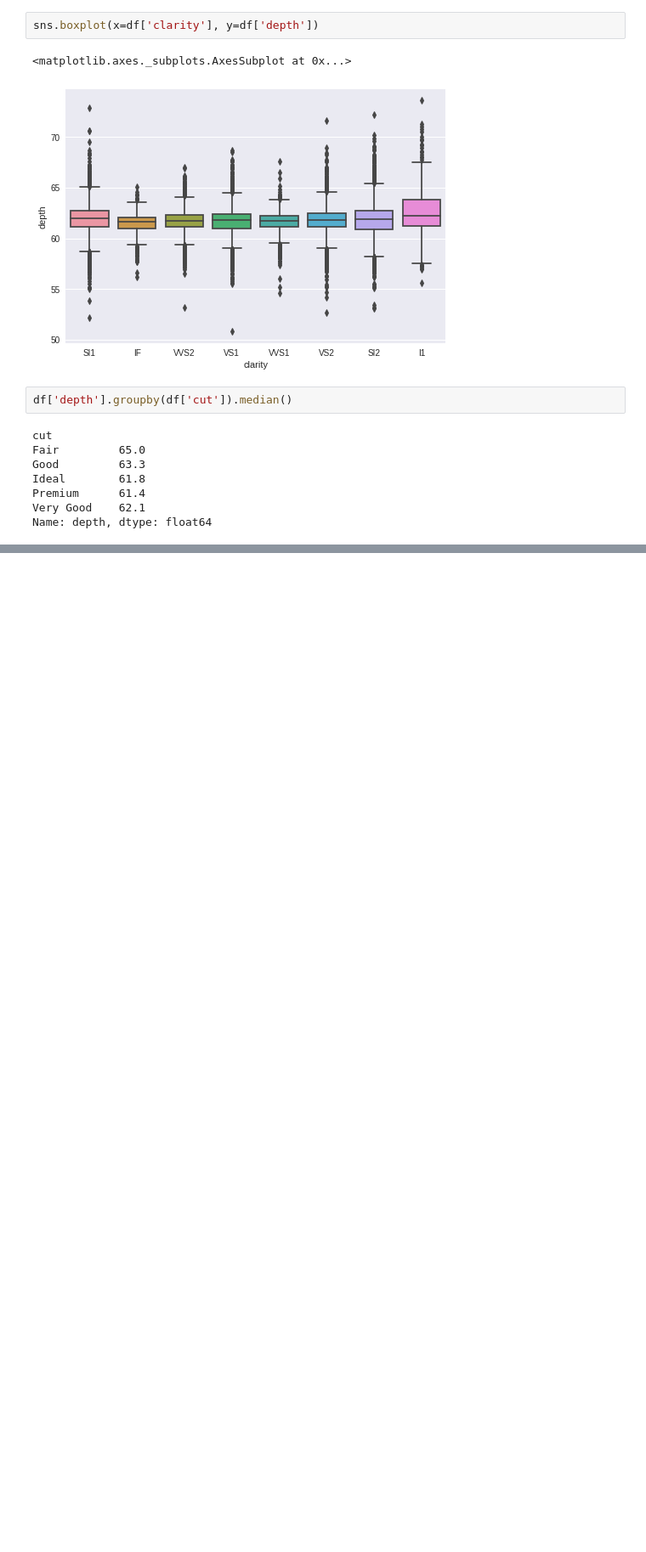
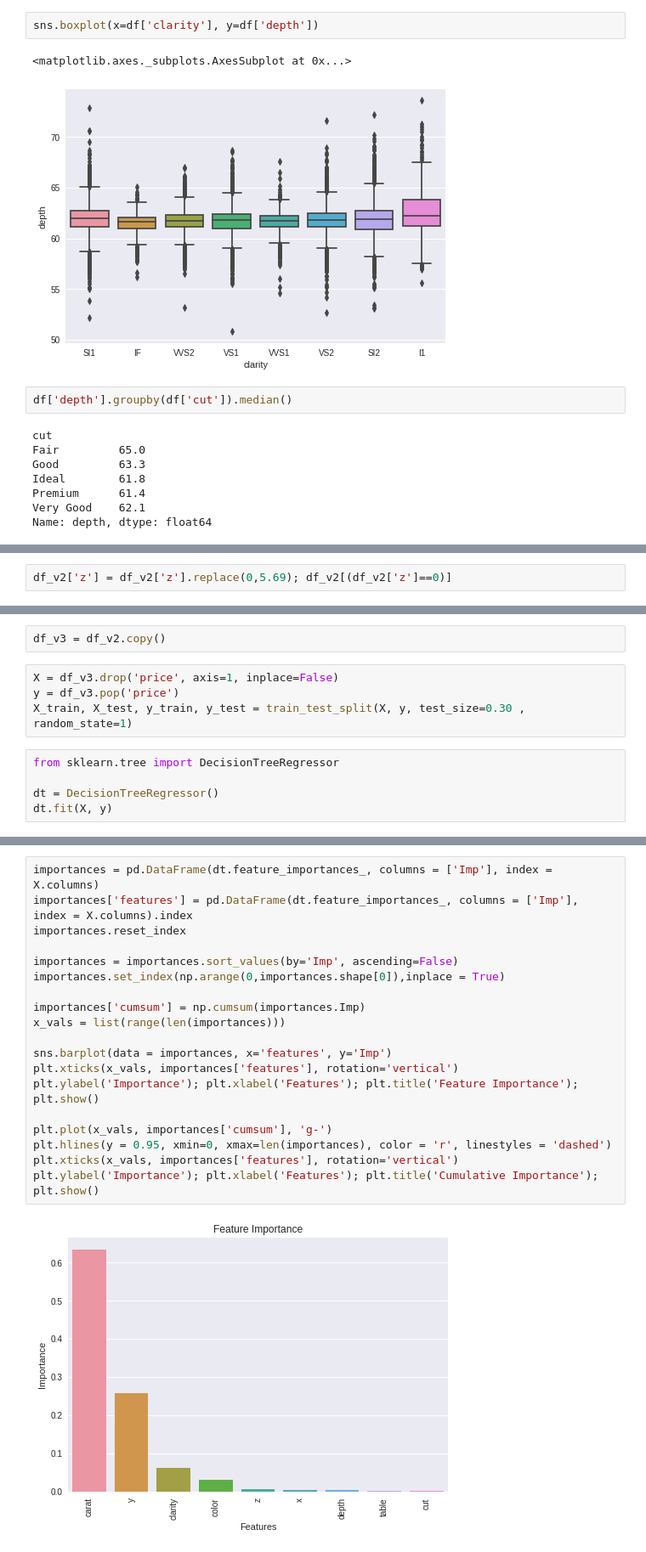
Before and after one commit to sarang-manohar/hogwarts, a Jupyter notebook: academia/predictiveModeling/code/linear_regression_cubic_zirconia.ipynb, the cells around one changed output, grey strips where cells are left out. Shown at 85% size. Cells and saved outputs as stored; diff of their text form; blank space fills up the shorter version.

```diff
--- a/academia/predictiveModeling/code/linear_regression_cubic_zirconia.ipynb
+++ b/academia/predictiveModeling/code/linear_regression_cubic_zirconia.ipynb
@@ -353,0 +416,2 @@ for i in df_cat.columns: sns.countplot(df_cat[i]); plt.show()
+# %%
+df_v2['z'] = df_v2['z'].replace(0,5.69); df_v2[(df_v2['z']==0)]
@@ -353,0 +420,11 @@ for i in df_cat.columns: sns.countplot(df_cat[i]); plt.show()
+# %%
+df_v3 = df_v2.copy()
+# %%
+X = df_v3.drop('price', axis=1, inplace=False)
+y = df_v3.pop('price')
+X_train, X_test, y_train, y_test = train_test_split(X, y, test_size=0.30 , random_state=1)
+# %%
+from sklearn.tree import DecisionTreeRegressor
+
+dt = DecisionTreeRegressor()
+dt.fit(X, y)
@@ -353,0 +438,23 @@ for i in df_cat.columns: sns.countplot(df_cat[i]); plt.show()
+# %%
+importances = pd.DataFrame(dt.feature_importances_, columns = ['Imp'], index = X.columns)
+importances['features'] = pd.DataFrame(dt.feature_importances_, columns = ['Imp'], index = X.columns).index
+importances.reset_index
+
+importances = importances.sort_values(by='Imp', ascending=False)
+importances.set_index(np.arange(0,importances.shape[0]),inplace = True)
+
+importances['cumsum'] = np.cumsum(importances.Imp)
+x_vals = list(range(len(importances)))
+
+sns.barplot(data = importances, x='features', y='Imp')
+plt.xticks(x_vals, importances['features'], rotation='vertical')
+plt.ylabel('Importance'); plt.xlabel('Features'); plt.title('Feature Importance');
+plt.show()
+
+plt.plot(x_vals, importances['cumsum'], 'g-')
+plt.hlines(y = 0.95, xmin=0, xmax=len(importances), color = 'r', linestyles = 'dashed')
+plt.xticks(x_vals, importances['features'], rotation='vertical')
+plt.ylabel('Importance'); plt.xlabel('Features'); plt.title('Cumulative Importance');
+plt.show()
+# %% [output]
+[figure, added]
```
Also changed, not shown: parts of 69 cells of this notebook.
